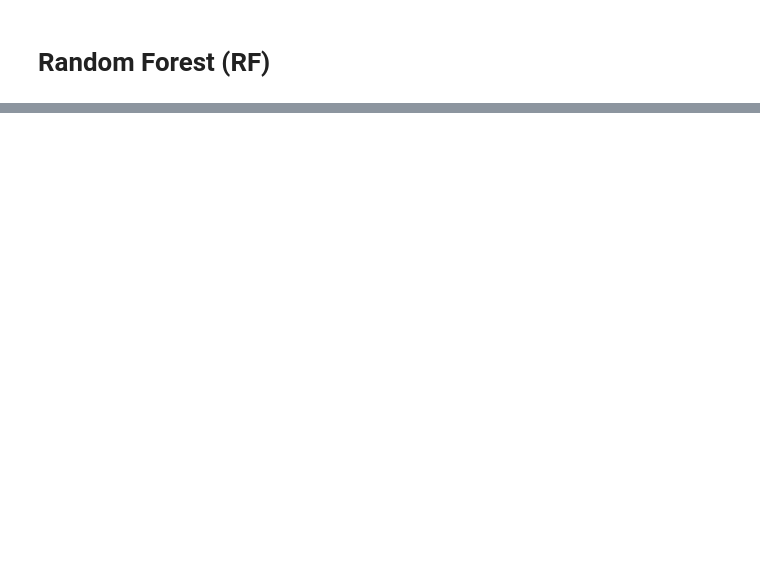
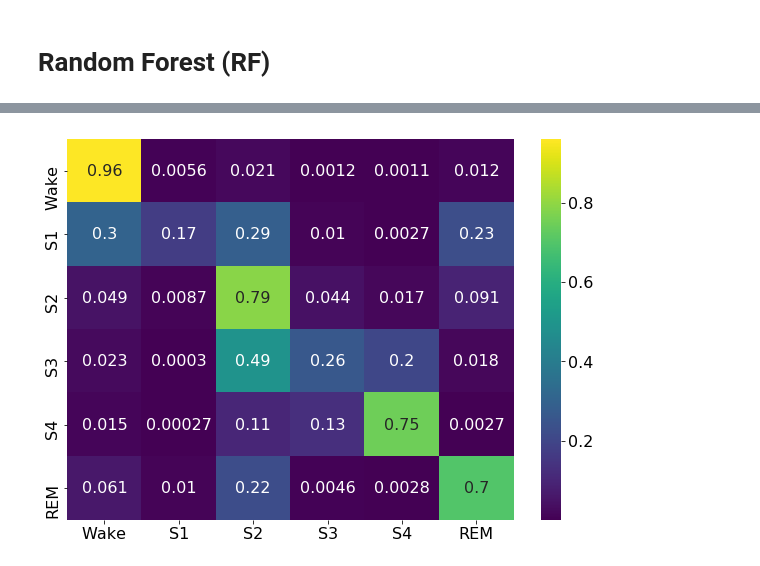
Before and after one commit to sofronievm/EEG-project, a Jupyter notebook: Random Forest .ipynb, the cells around one changed output, grey strips where cells are left out. Cells and saved outputs as stored; diff of their text form; code cells hidden in the pictures; blank space fills up the shorter version.

```diff
--- a/Random Forest .ipynb
+++ b/Random Forest .ipynb
@@ -1,2 +114,87 @@
 # %% [markdown]
 # Random Forest (RF)
+# %%
+import matplotlib.pyplot as plt
+import numpy as np
+import pandas as pd
+import seaborn as sn
+from sklearn.metrics import confusion_matrix, accuracy_score
+from sklearn.ensemble import RandomForestClassifier
+from sklearn.cross_validation import train_test_split
+from sklearn.model_selection import cross_val_score
+from sklearn.neighbors import KNeighborsClassifier
+from sklearn.feature_selection import SelectFromModel
+import time
+
+
+list_of_scores = []
+channels = ['Oz-Cz', 'Oz-Fpz', 'Oz-C3', 'Oz-C4', 'Cz-Fpz', 'Cz-C3', 'Cz-C4', 'Fpz-C3', 'Fpz-C4', 'C3-C4'] #
+for channel in channels:
+    start = time.time()
+    features = pd.read_csv('G:/EEG Project/Hut lab data/10_sec_epochs/cwt_spectral features/'+channel+'/output.csv',index_col=0)
+    features = features[~np.isnan(features['Df'])]   #H_complexity, AR_7, Gr
+    features = features[features.scores != 6]
+#     features['scores'].replace([1, 2, 3, 4], 3, inplace=True)
+
+    X = features.loc[:, features.columns != 'scores']
+    y = features['scores']
+    X_train, X_test, y_train, y_test = train_test_split(X, y, test_size = 0.21, random_state=0)
+#     clf = KNeighborsClassifier(n_neighbors=30)
+    clf = RandomForestClassifier()
+    clf.fit(X_train, y_train)
+    results = cross_val_score(clf, X_train, y_train, cv=10)
+    accuracy = results.mean()*100
+    limits = (results.std() * 2)*100
+    print("Cross-validation: %0.1f +/- %0.1f" % (results.mean()*100, (results.std() * 2)*100))
+
+    predictions = clf.predict(X_test)
+    CM = confusion_matrix(y_test, predictions)
+    FP = CM.sum(axis=0) - np.diag(CM)
+    FN = CM.sum(axis=1) - np.diag(CM)
+    TP = np.diag(CM)
+    TN = CM.sum() - (FP + FN + TP)
+    precision = TP/(TP+FP)
+    sensitivity = TP/(TP+FN)
+    specificity = TN/(TN+FP)
+    f1 = 2*TP/(2*TP+FP+FN)
+    np.set_printoptions(precision=1)
+    list_of_scores.append([accuracy, limits, sensitivity, specificity, precision, f1])
+
+
+    classes = ['Wake', 'S1', 'S2', 'S3', 'S4', 'REM'] #'S1', 'S2', 'S3', 'S4', 'Movement'
+    cm = CM.astype('float') / CM.sum(axis=1)[:, np.newaxis]
+
+    df_cm = pd.DataFrame(cm, index = [i for i in classes],
+                      columns = [i for i in classes])
+    plt.figure(figsize = (10,7))
+
+    sns_hm = sn.heatmap(df_cm, annot=True, fmt='.2g', cmap="viridis")
+    plt.savefig('G:/EEG Project/Hut lab data/10_sec_epochs/cwt_spectral features/'+channel+'/con_mat_rf_6.png')
+
+
+    importances = clf.feature_importances_
+    std = np.std([tree.feature_importances_ for tree in clf.estimators_],
+                 axis=0)
+    indices = np.argsort(importances)[::-1]
+    features_names = X_train.columns
+    features_names = [features_names[i] for i in indices]
+    plt.figure(figsize = (16,12))
+    plt.rcParams.update({'font.size': 16})
+    plt.title("Feature importances")
+    plt.bar(range(X_train.shape[1]), importances[indices],
+           color="r", yerr=std[indices], align="center")
+    plt.xticks(range(X_train.shape[1]), features_names, rotation=90)
+    plt.xlim([-1, X_train.shape[1]])
+    plt.savefig('G:/EEG Project/Hut lab data/10_sec_epochs/AR features/'+channel+'/feat_imp_6.png')
+
+
+    end = time.time()
+    elapsed = end-start
+    print('channel being proccessed: {}'.format(channel))
+    print('time elapsed: {}'.format(elapsed))
+
+new_df = pd.DataFrame(list_of_scores)
+new_df.columns = ['Accuracy', 'Error +/-', 'Sensitivity', 'Specificity', 'Precision', 'F1']
+new_df.to_csv('G:/EEG Project/Hut lab data/10_sec_epochs/cwt_spectral features/results_rf6.csv')
+print('Completed!')
+# %% [output]
@@ -2,0 +218 @@
+[figure, added]
```
Also changed, not shown: parts of 6 cells of this notebook, 11 other files.
